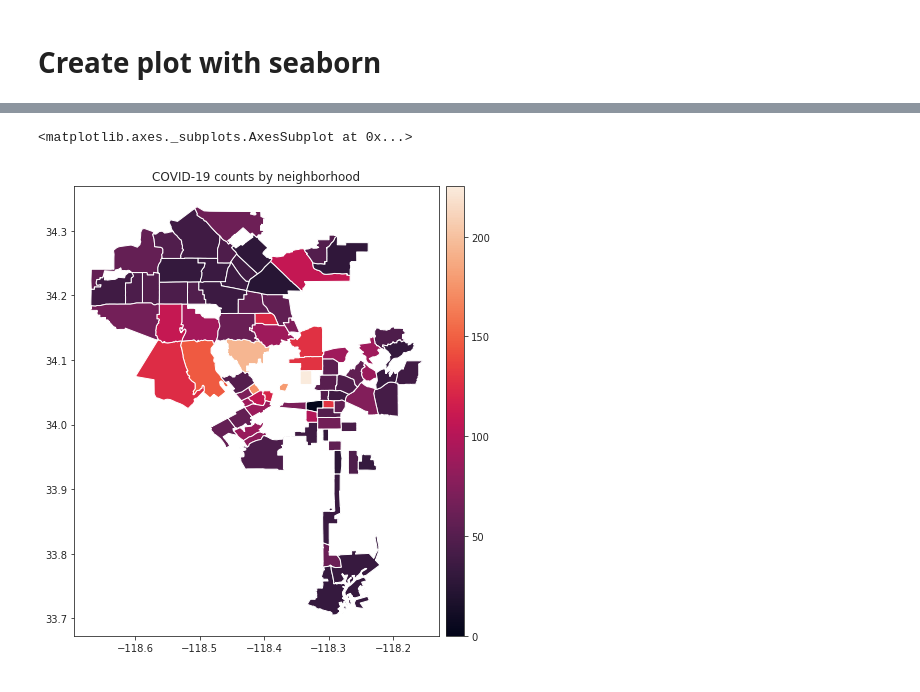
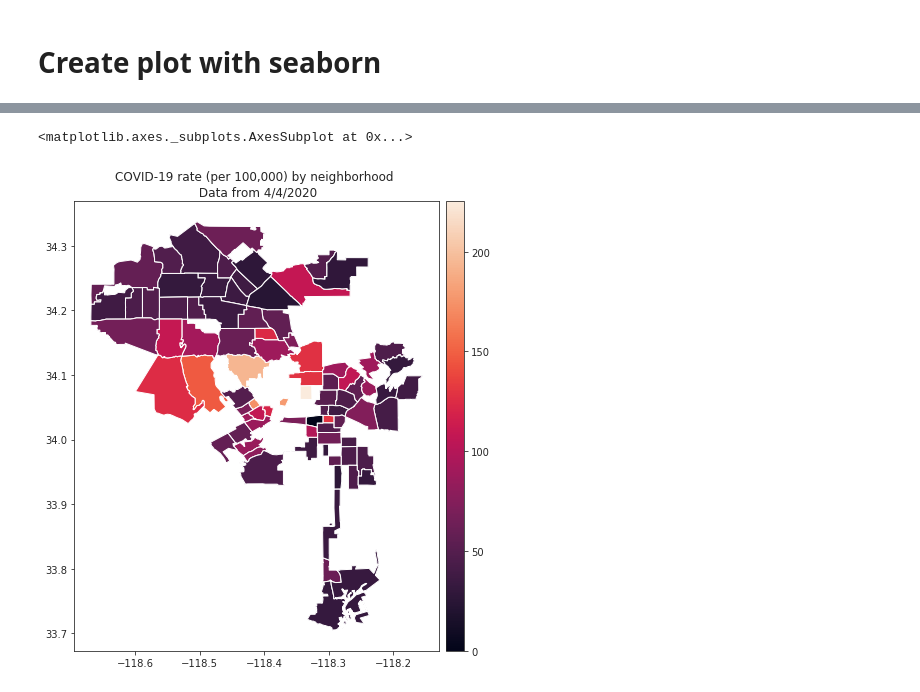
Before and after one commit to pattyjula/COVID-plots, a Jupyter notebook: lacounty_v1.ipynb, the cells around one changed output, grey strips where cells are left out. Drawn from its saved outputs; the diff is of its cells as text; code cells hidden in the pictures.

```diff
--- a/lacounty_v1.ipynb
+++ b/lacounty_v1.ipynb
@@ -215,4 +244,7 @@ plt.show()
 # %%
 import geopandas
 #url = "http://s3-us-west-2.amazonaws.com/boundaries.latimes.com/archive/1.0/boundary-set/la-county-neighborhoods-current.geojson"
-gdf = geopandas.read_file("neighborhood.geojson")
+gdf = geopandas.read_file("./nghbrhdraw.shp")
+gdf.plot()
+#gdf2 = gdf
+#gdf2.to_file(driver = 'ESRI Shapefile', filename= './nghbrhdraw.shp')
@@ -261,16 +288,16 @@ gdfNew.head(10)
 # %%
 from mpl_toolkits.axes_grid1 import make_axes_locatable
 #sns.set_style('darkgrid')
 #fig, ax = plt.subplots()
 #rcParams['figure.figsize'] = 11.7,8.27
 
 fig, ax = plt.subplots(1, 1)
-plt.title('COVID-19 counts by neighborhood')
+plt.title('COVID-19 rate (per 100,000) by neighborhood \n Data from 4/4/2020')
 divider = make_axes_locatable(ax)
 cax = divider.append_axes("right", size="5%", pad=0.1)
 gdfNew.plot(column='rate', ax=ax, legend=True, cax=cax)
 # %% [output]
 <matplotlib.axes._subplots.AxesSubplot at 0x...>
-[figure, old version]
+[figure, new version]
 # %%
 gdfNew.to_file(driver = 'ESRI Shapefile', filename= 'nghbrhddata.shp')
```
Also changed, not shown: parts of 11 cells of this notebook.
